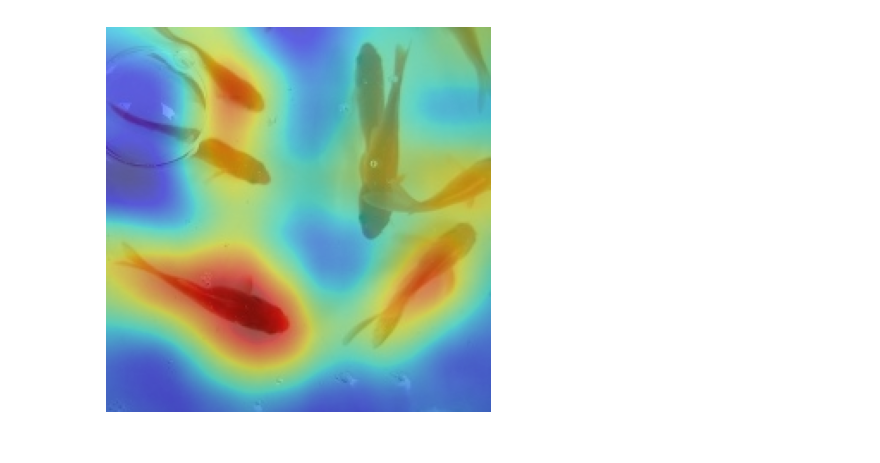
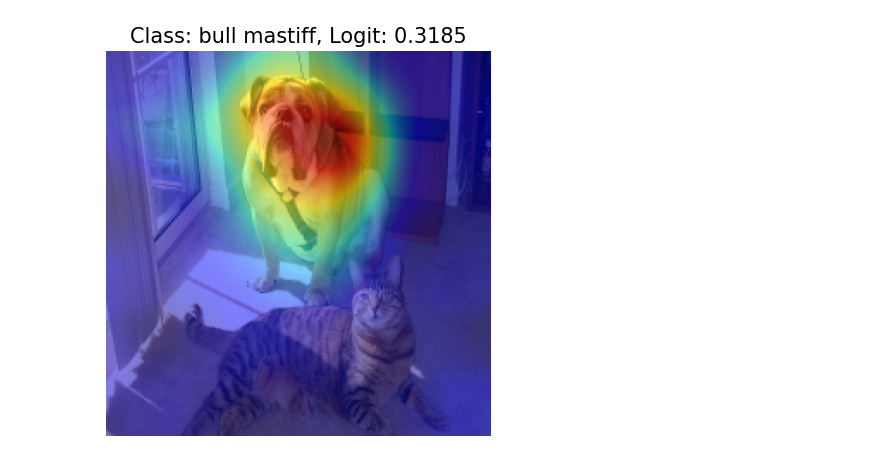
Before and after one commit to muratozturk1337/rise-banzhaf, a Jupyter notebook: notebooks/test.ipynb, the cells around one changed output. Drawn from its saved outputs; the diff is of its cells as text; code cells hidden in the pictures.

```diff
--- a/notebooks/test.ipynb
+++ b/notebooks/test.ipynb
@@ -29,10 +27,11 @@ model = nn.DataParallel(model)
 H, W = 224, 224
 input_size = (H, W)
 
-N = 5000      # number of masks (start small)
+N = 4000      # number of masks (start small)
 s = 7        # grid size
-p = 0.12       # activation probability
+p = 0.1       # activation probability
 
 
 test = RISE(model, (H, W))
-test.generate_masks(N, s, p)
+#test.generate_masks(N, s, p)
+test.load_masks()
@@ -132,0 +38,3 @@ torch.Size([1000, 224, 224])
+# %%
+img_path = IMAGES / "catdog.png"
+img, x = utils.load_image_raw(img_path, device)
@@ -149,0 +58,19 @@ torch.Size([224, 224])
+# %%
+k = 5
+
+with torch.no_grad():
+    logits = model(x.float())
+    values, indices = logits.topk(k, dim=1)
+    values = values.cpu().numpy().squeeze()
+    indices = indices.cpu().numpy().squeeze()
+
+topk = [
+    {
+        "class_id": idx.item(),
+        "class_name": weights.meta["categories"][idx],
+        "logit": val.item(),
+    }
+    for idx, val in zip(indices, values)
+]
+
+topk
@@ -150,14 +85,22 @@ torch.Size([224, 224])
+# %%
+sal = test(x)
 # %%
+sal_map1 = sal[topk[0]["class_id"]]
+
 # image (RGB)
 img_np = np.array(img) / 255.0
 
 # saliency map
-sal_map_numpy = sal_map.cpu().numpy()
+sal_map_numpy = sal_map1.cpu().numpy()
 
 plt.figure(figsize=(5, 5))
 plt.imshow(img_np)
 plt.imshow(sal_map_numpy, cmap="jet", alpha=0.5)
+plt.title(
+    f"Class: {topk[0]['class_name']}, Logit: {topk[0]['logit']:.4f}",
+    fontsize=15,
+)
 plt.axis("off")
 plt.show()
 # %% [output]
-[figure, old version]
+[figure, new version]
```
Also changed, not shown: parts of 27 cells of this notebook, 2 other files.
